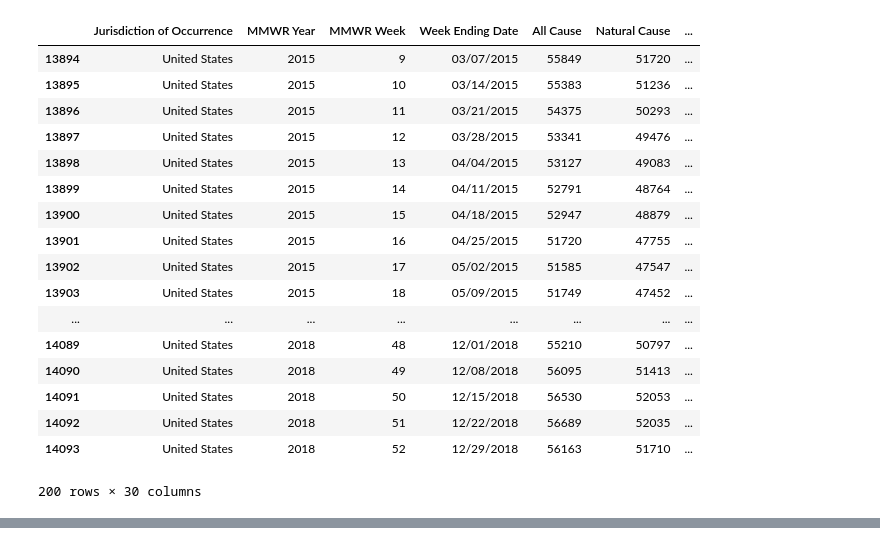
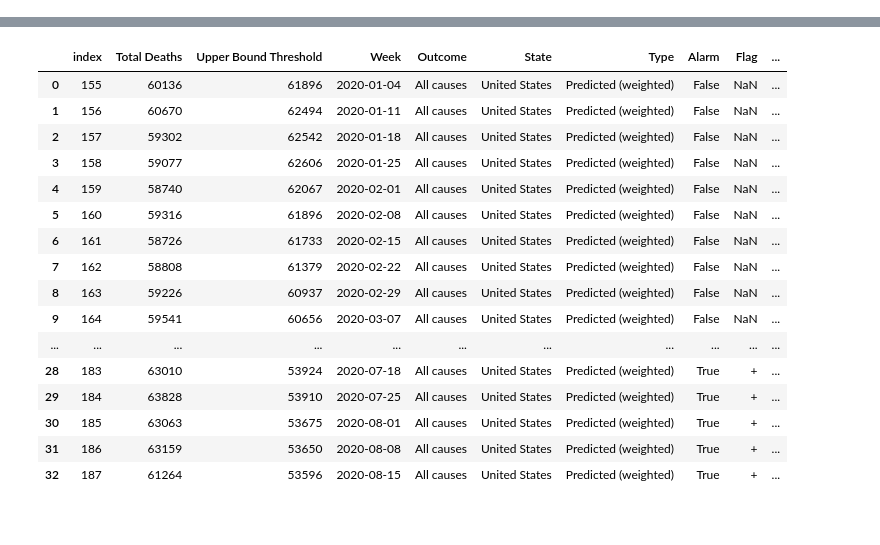
Before and after one commit to 120Davies/Deaths-anomaly, a Jupyter notebook: Deaths_anomaly.ipynb, the cells around one changed output, grey strips where cells are left out. Cells and saved outputs as stored; diff of their text form; code cells hidden in the pictures.

```diff
--- a/Deaths_anomaly.ipynb
+++ b/Deaths_anomaly.ipynb
@@ -78,10 +82,0 @@ df.head(200)
-# %%
-# Add feature for anomalous deaths -difference from the mean- each week in the data.
-
-df['Deaths Anomoly'] = df['Total Deaths'] - df['avg']
-
-# Plot it.
-
-fig2 = plt.bar(df, x = 'Week', y = 'Deaths Anomoly')
-fig2.show()
-df_after.head(200)
@@ -107,22 +83,31 @@ df_after.head(200)
-# %%
-df14 = pd.read_csv('D:/Downloads/Weekly_Counts_of_Deaths_by_State_and_Select_Causes__2014-2018.csv', thousands = ',')
-df14.tail(200)
-# %% [output]
-|  | Jurisdiction of Occurrence | MMWR Year | MMWR Week | Week Ending Date | All Cause | Natural Cause | ... |
-| 13894 | United States | 2015 | 9 | 03/07/2015 | 55849 | 51720 | ... |
-| 13895 | United States | 2015 | 10 | 03/14/2015 | 55383 | 51236 | ... |
-| 13896 | United States | 2015 | 11 | 03/21/2015 | 54375 | 50293 | ... |
-| 13897 | United States | 2015 | 12 | 03/28/2015 | 53341 | 49476 | ... |
-| 13898 | United States | 2015 | 13 | 04/04/2015 | 53127 | 49083 | ... |
-| 13899 | United States | 2015 | 14 | 04/11/2015 | 52791 | 48764 | ... |
-| 13900 | United States | 2015 | 15 | 04/18/2015 | 52947 | 48879 | ... |
-| 13901 | United States | 2015 | 16 | 04/25/2015 | 51720 | 47755 | ... |
-| 13902 | United States | 2015 | 17 | 05/02/2015 | 51585 | 47547 | ... |
-| 13903 | United States | 2015 | 18 | 05/09/2015 | 51749 | 47452 | ... |
-| ... | ... | ... | ... | ... | ... | ... | ... |
-| 14089 | United States | 2018 | 48 | 12/01/2018 | 55210 | 50797 | ... |
-| 14090 | United States | 2018 | 49 | 12/08/2018 | 56095 | 51413 | ... |
-| 14091 | United States | 2018 | 50 | 12/15/2018 | 56530 | 52053 | ... |
-| 14092 | United States | 2018 | 51 | 12/22/2018 | 56689 | 52035 | ... |
-| 14093 | United States | 2018 | 52 | 12/29/2018 | 56163 | 51710 | ... |
-200 rows × 30 columns
+# %%
+# Add feature for anomalous deaths -difference from the mean- each week in the data.
+
+df['Deaths Anomaly'] = df['Total Deaths'] - df['avg']
+
+# CDC data is incomplete, with some deaths taking more than two weeks to be reported
+# Drop the most recent data to avoid misinforming
+
+# Plot it.
+
+import plotly.graph_objects as go
+
+fig2 = go.Figure(
+    data = [go.Bar(x = df['Week'], y = df['Deaths Anomaly'])],
+    layout = go.Layout(
+        title = go.layout.Title(text="Excess deaths by week, 2017-2020"),
+        annotations=[
+            go.layout.Annotation(
+                text = f'Excess deaths<br>since Jan 1, 2020:<br>{tot_anomaly:,}',
+                showarrow=False,
+#                 xref='paper',
+#                 yref='paper',
+                x = splitter,
+                y = 20000,
+                bordercolor = 'black',
+                borderwidth = 1
+            )]))
+fig2.show()
+
+df_after.head(200)
+# %% [output]
@@ -128,0 +115,17 @@ df14.tail(200)
+|  | index | Total Deaths | Upper Bound Threshold | Week | Outcome | State | Type | Alarm | Flag | ... |
+| 0 | 155 | 60136 | 61896 | 2020-01-04 | All causes | United States | Predicted (weighted) | False | NaN | ... |
+| 1 | 156 | 60670 | 62494 | 2020-01-11 | All causes | United States | Predicted (weighted) | False | NaN | ... |
+| 2 | 157 | 59302 | 62542 | 2020-01-18 | All causes | United States | Predicted (weighted) | False | NaN | ... |
+| 3 | 158 | 59077 | 62606 | 2020-01-25 | All causes | United States | Predicted (weighted) | False | NaN | ... |
+| 4 | 159 | 58740 | 62067 | 2020-02-01 | All causes | United States | Predicted (weighted) | False | NaN | ... |
+| 5 | 160 | 59316 | 61896 | 2020-02-08 | All causes | United States | Predicted (weighted) | False | NaN | ... |
+| 6 | 161 | 58726 | 61733 | 2020-02-15 | All causes | United States | Predicted (weighted) | False | NaN | ... |
+| 7 | 162 | 58808 | 61379 | 2020-02-22 | All causes | United States | Predicted (weighted) | False | NaN | ... |
+| 8 | 163 | 59226 | 60937 | 2020-02-29 | All causes | United States | Predicted (weighted) | False | NaN | ... |
+| 9 | 164 | 59541 | 60656 | 2020-03-07 | All causes | United States | Predicted (weighted) | False | NaN | ... |
+| ... | ... | ... | ... | ... | ... | ... | ... | ... | ... | ... |
+| 28 | 183 | 63010 | 53924 | 2020-07-18 | All causes | United States | Predicted (weighted) | True | + | ... |
+| 29 | 184 | 63828 | 53910 | 2020-07-25 | All causes | United States | Predicted (weighted) | True | + | ... |
+| 30 | 185 | 63063 | 53675 | 2020-08-01 | All causes | United States | Predicted (weighted) | True | + | ... |
+| 31 | 186 | 63159 | 53650 | 2020-08-08 | All causes | United States | Predicted (weighted) | True | + | ... |
+| 32 | 187 | 61264 | 53596 | 2020-08-15 | All causes | United States | Predicted (weighted) | True | + | ... |
```
Also changed, not shown: parts of 4 cells of this notebook.
